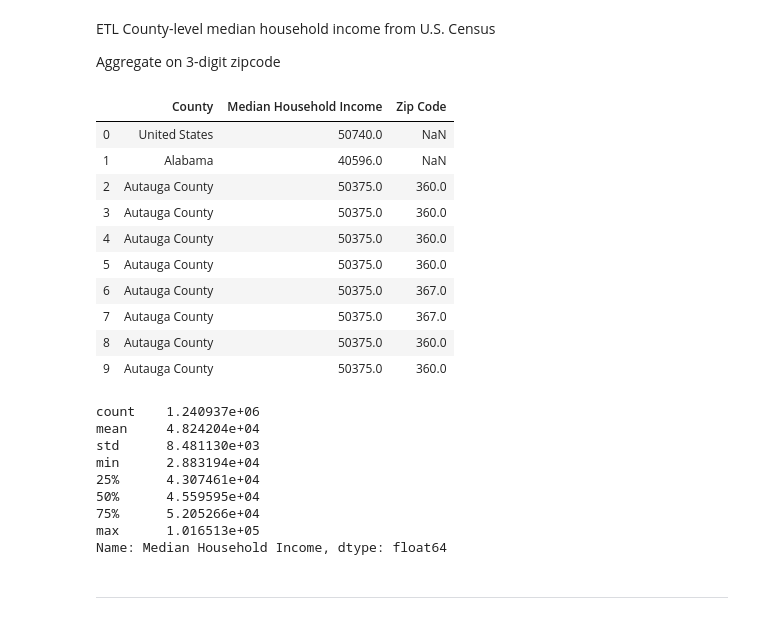
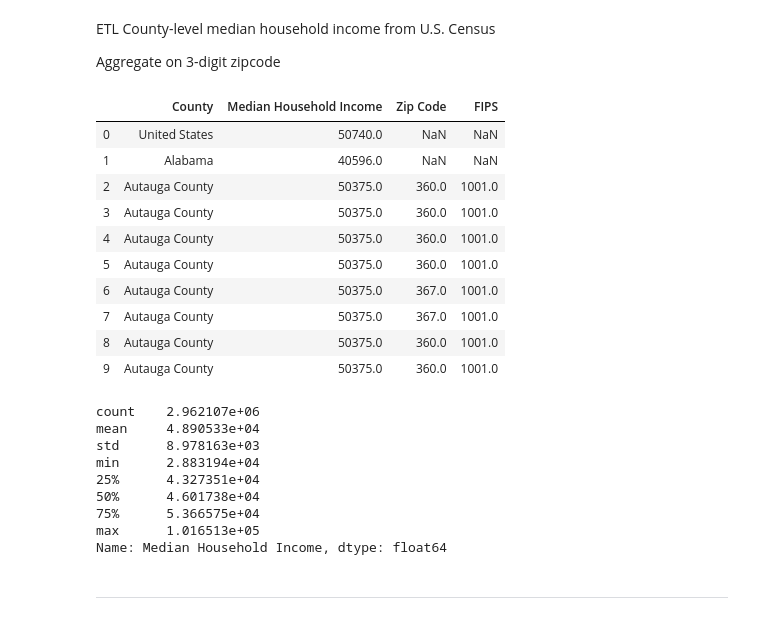
Before and after one commit to Siebelm/Home, a Jupyter notebook: Fannie_Mae/Scripts/Data_Wrangling.ipynb, the cells around one changed output. Saved outputs shown, nothing was run; the diff lists cells and outputs as text; code cells hidden in the pictures.

```diff
--- a/Fannie_Mae/Scripts/Data_Wrangling.ipynb
+++ b/Fannie_Mae/Scripts/Data_Wrangling.ipynb
@@ -22,4 +22,5 @@
 # Load Functions
 # %%
 %run Functions.ipynb
-pd.set_option("display.max_columns", 999)
+pd.set_option("display.max_columns", 200)
+pd.set_option('display.max_rows', 200)
@@ -388,49 +383,52 @@ Aggregate on 3-digit zipcode
 # %%
 # Import zipcode median household income
 income = pd.read_excel("..\Data\est07all.xls",
                        sheet_name = 'est07ALL', header = 2)
 income = income[['Name', 'Median Household Income']]
 income = income.rename(columns={'Name': 'County'})
 
 # Import county zipcode crosswalk
 crosswalk = pd.read_csv("..\Data\ZIP-COUNTY-FIPS_2017-06.csv",
                         header = 0)
-crosswalk = crosswalk[['ZIP', 'COUNTYNAME']]
-crosswalk = crosswalk.rename(columns={'ZIP': 'Zip Code', 'COUNTYNAME': 'County'})
+crosswalk = crosswalk[['ZIP', 'COUNTYNAME', 'STCOUNTYFP']]
+crosswalk = crosswalk.rename(columns={'ZIP': 'Zip Code', 'COUNTYNAME': 'County', 'STCOUNTYFP': 'FIPS'})
 crosswalk['Zip Code'] = crosswalk['Zip Code'].astype(str)
 crosswalk['Zip Code'] = crosswalk['Zip Code'].str.slice(start=0, stop=-2)
 crosswalk['Zip Code'] = crosswalk['Zip Code'].astype(int)
 
 # Merge
-income_zipcode = pd.merge(income, crosswalk, on='County', how='outer')
-income_zipcode.head(10)
+county_level = pd.merge(income, crosswalk, on='County', how='outer')
+county_level.head(10)
 # %% [output]
-|  | County | Median Household Income | Zip Code |
-| 0 | United States | 50740.0 | NaN |
-| 1 | Alabama | 40596.0 | NaN |
-| 2 | Autauga County | 50375.0 | 360.0 |
-| 3 | Autauga County | 50375.0 | 360.0 |
-| 4 | Autauga County | 50375.0 | 360.0 |
-| 5 | Autauga County | 50375.0 | 360.0 |
-| 6 | Autauga County | 50375.0 | 367.0 |
-| 7 | Autauga County | 50375.0 | 367.0 |
-| 8 | Autauga County | 50375.0 | 360.0 |
-| 9 | Autauga County | 50375.0 | 360.0 |
+|  | County | Median Household Income | Zip Code | FIPS |
+| 0 | United States | 50740.0 | NaN | NaN |
+| 1 | Alabama | 40596.0 | NaN | NaN |
+| 2 | Autauga County | 50375.0 | 360.0 | 1001.0 |
+| 3 | Autauga County | 50375.0 | 360.0 | 1001.0 |
+| 4 | Autauga County | 50375.0 | 360.0 | 1001.0 |
+| 5 | Autauga County | 50375.0 | 360.0 | 1001.0 |
+| 6 | Autauga County | 50375.0 | 367.0 | 1001.0 |
+| 7 | Autauga County | 50375.0 | 367.0 | 1001.0 |
+| 8 | Autauga County | 50375.0 | 360.0 | 1001.0 |
+| 9 | Autauga County | 50375.0 | 360.0 | 1001.0 |
 # %%
 # Merge zipcode crosswalk with
-income_zipcode = income_zipcode[['Median Household Income', 'Zip Code']]
-income_zipcode = income_zipcode.groupby('Zip Code').agg({'Median Household Income': 'mean'})
-df = pd.merge(df, income_zipcode, on='Zip Code', how='left')
+FIPS_merge = county_level[['FIPS', 'Zip Code']]
+FIPS_merge = FIPS_merge.groupby('Zip Code').agg({'FIPS': 'first'})
+income_merge = county_level[['Median Household Income', 'Zip Code']]
+income_merge = income_merge.groupby('Zip Code').agg({'Median Household Income': 'mean'})
+df = pd.merge(df, FIPS_merge, on='Zip Code', how='left')
+df = pd.merge(df, income_merge, on='Zip Code', how='left')
 
 df['Median Household Income'].describe()
 # %% [output]
-count    1.240937e+06
-mean     4.824204e+04
-std      8.481130e+03
+count    2.962107e+06
+mean     4.890533e+04
+std      8.978163e+03
 min      2.883194e+04
-25%      4.307461e+04
-50%      4.559595e+04
-75%      5.205266e+04
+25%      4.327351e+04
+50%      4.601738e+04
+75%      5.366575e+04
 max      1.016513e+05
 Name: Median Household Income, dtype: float64
 # %% [markdown]
```
Also changed, not shown: parts of 39 cells of this notebook, 3 other files.
